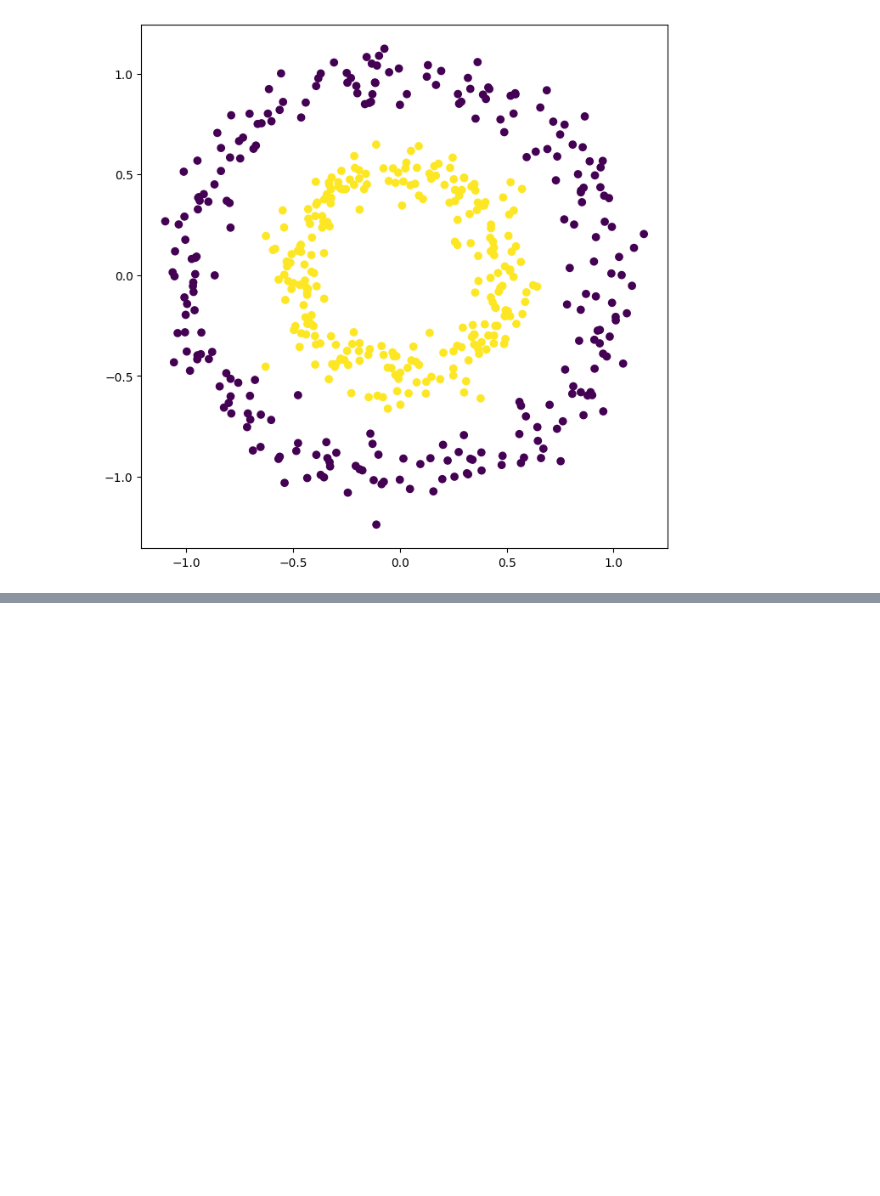
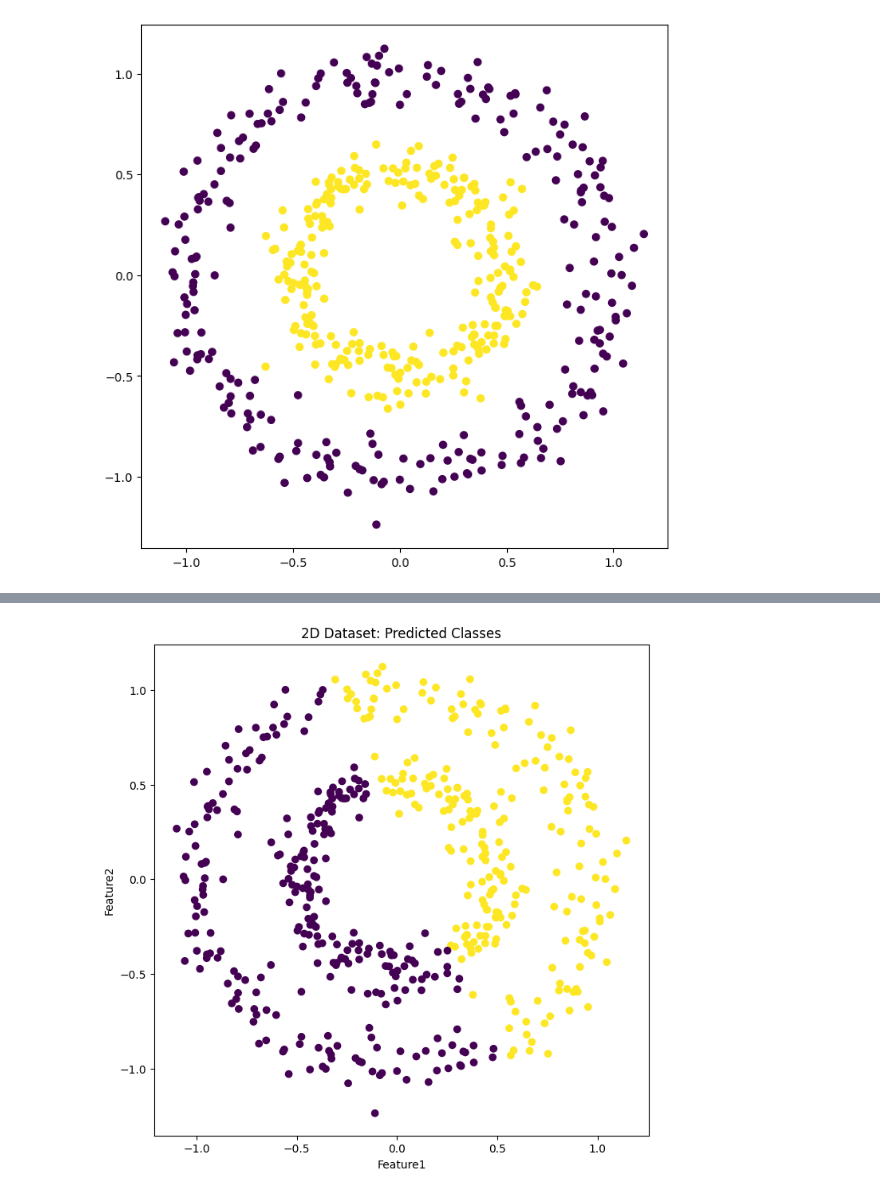
Before and after one commit to Sbiswas3011/DeepLearningAssignment1, a Jupyter notebook: cleanAttempt.ipynb, the cells around one changed output, grey strips where cells are left out. Cells and saved outputs as stored; diff of their text form; code cells hidden in the pictures; blank space fills up the shorter version.

```diff
--- a/cleanAttempt.ipynb
+++ b/cleanAttempt.ipynb
@@ -434,0 +569,15 @@ D2valmodel = LogisticRegressionTrainer(X2, y2)
+# %%
+plt.figure(figsize=(8, 8))
+
+plt.scatter(
+    df2_pred['Feature1'],
+    df2_pred['Feature2'],
+    c=df2_pred['Predicted'],  # color by predicted class
+)
+
+plt.xlabel('Feature1')
+plt.ylabel('Feature2')
+plt.title('2D Dataset: Predicted Classes')
+plt.show()
+# %% [output]
+[figure, added]
```
Also changed, not shown: parts of 8 cells of this notebook.
